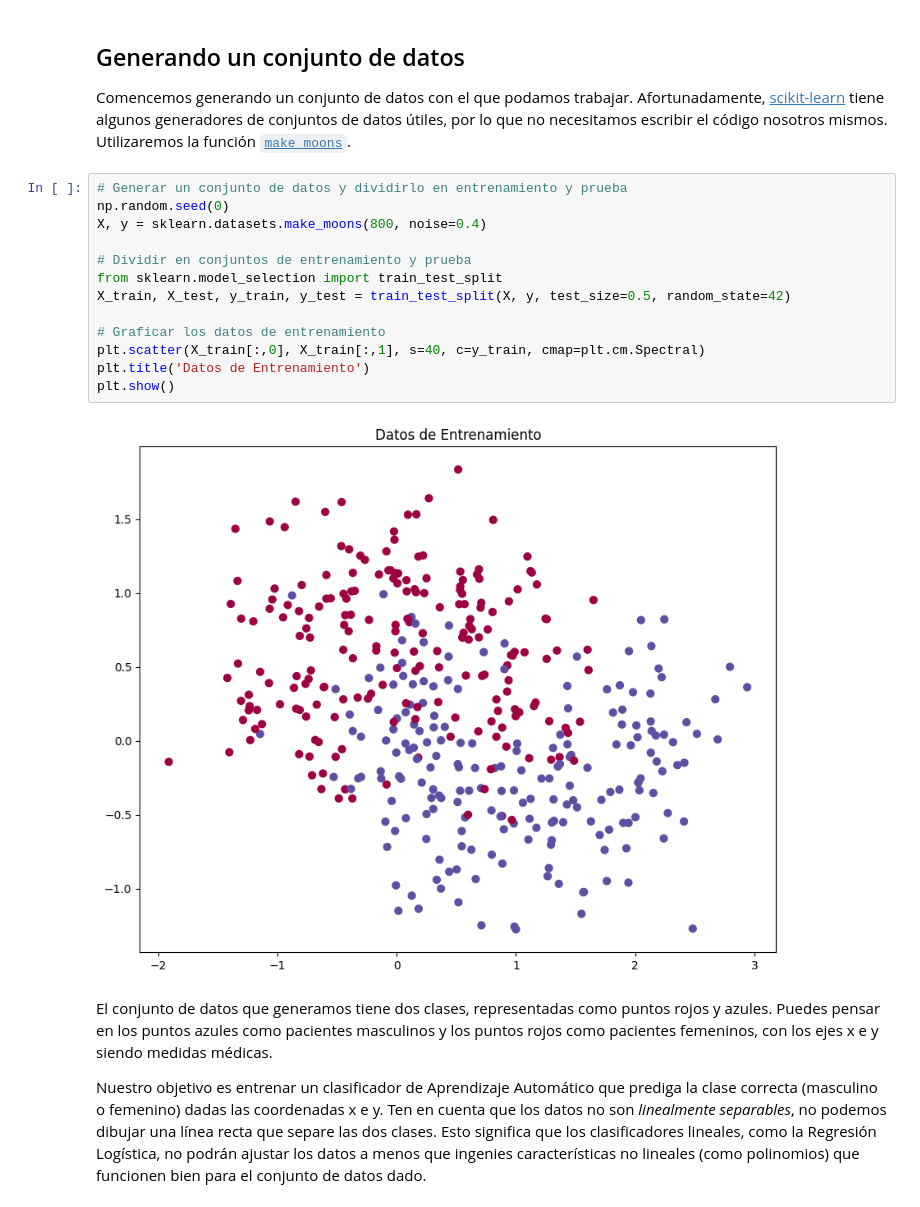
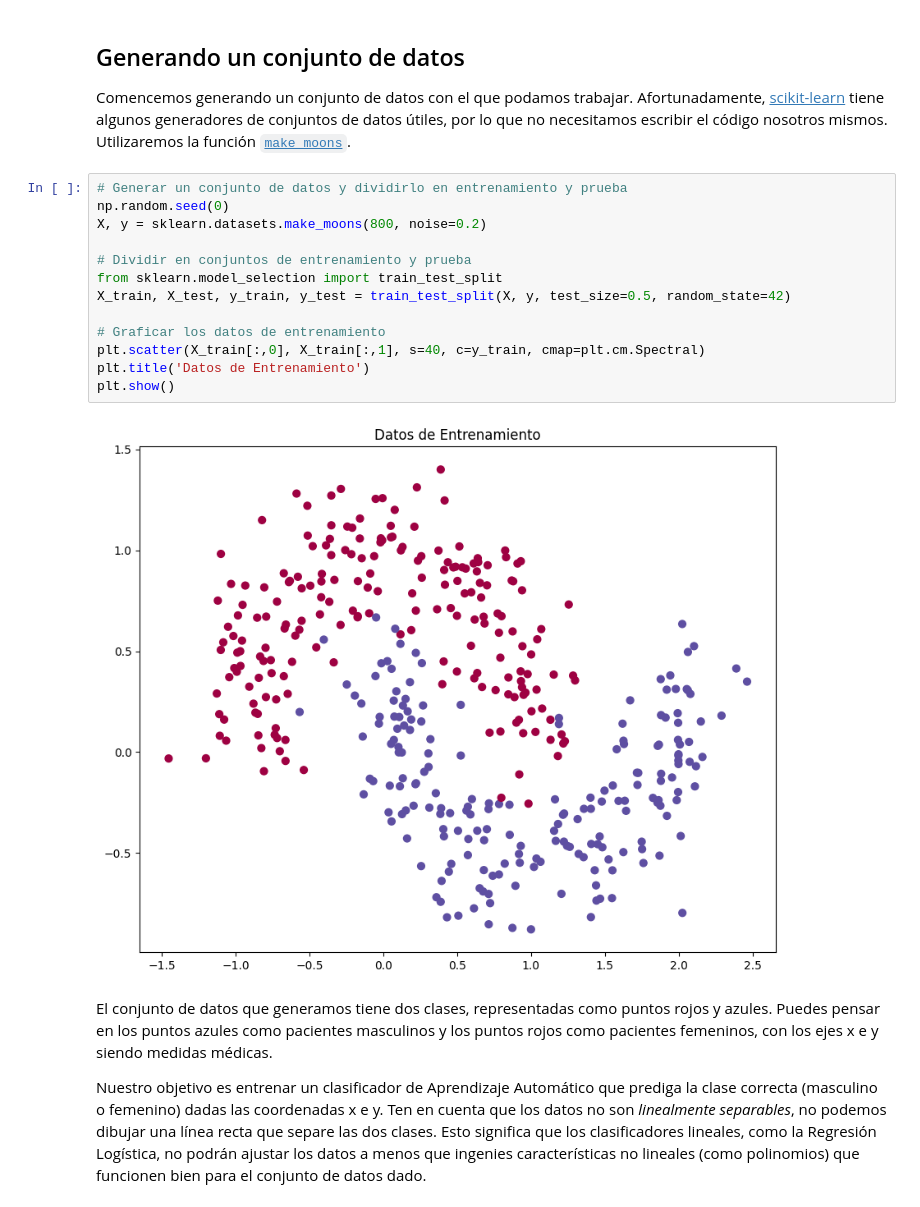
Before and after one commit to AlvaroMF02/SAA, a Jupyter notebook: RedesNeuronales/ann_analysis.ipynb, the cells around one changed output. Saved outputs shown, nothing was run; the diff lists cells and outputs as text.

```diff
--- a/RedesNeuronales/ann_analysis.ipynb
+++ b/RedesNeuronales/ann_analysis.ipynb
@@ -33,18 +33,18 @@ Comencemos generando un conjunto de datos con el que podamos trabajar. Afortunad
 # %%
 # Generar un conjunto de datos y dividirlo en entrenamiento y prueba
 np.random.seed(0)
-X, y = sklearn.datasets.make_moons(800, noise=0.4)
+X, y = sklearn.datasets.make_moons(800, noise=0.2)
 
 # Dividir en conjuntos de entrenamiento y prueba
 from sklearn.model_selection import train_test_split
 X_train, X_test, y_train, y_test = train_test_split(X, y, test_size=0.5, random_state=42)
 
 # Graficar los datos de entrenamiento
 plt.scatter(X_train[:,0], X_train[:,1], s=40, c=y_train, cmap=plt.cm.Spectral)
 plt.title('Datos de Entrenamiento')
 plt.show()
 # %% [output]
-[figure, old version]
+[figure, new version]
 # %% [markdown]
 El conjunto de datos que generamos tiene dos clases, representadas como puntos rojos y azules. Puedes pensar en los puntos azules como pacientes masculinos y los puntos rojos como pacientes femeninos, con los ejes x e y siendo medidas médicas.
 
```
Also changed, not shown: parts of 1 cell of this notebook, 8 other files.
